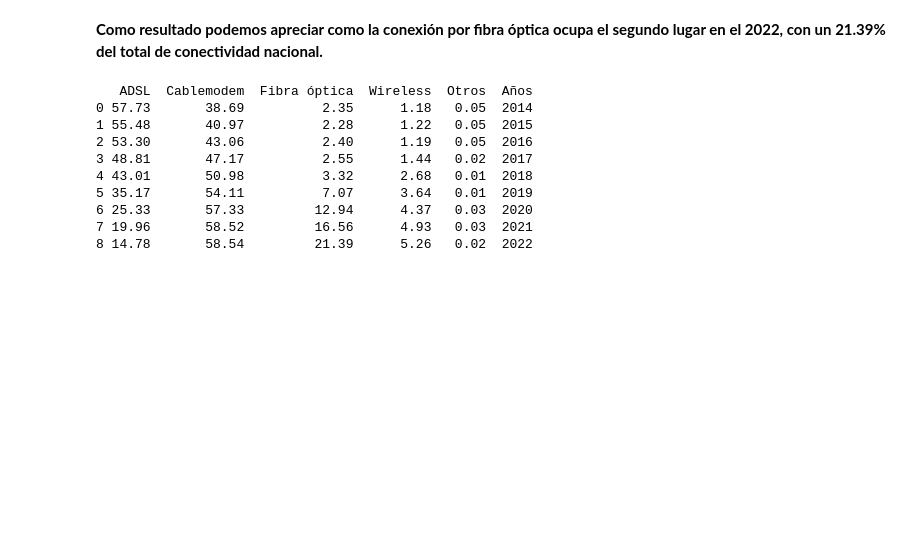
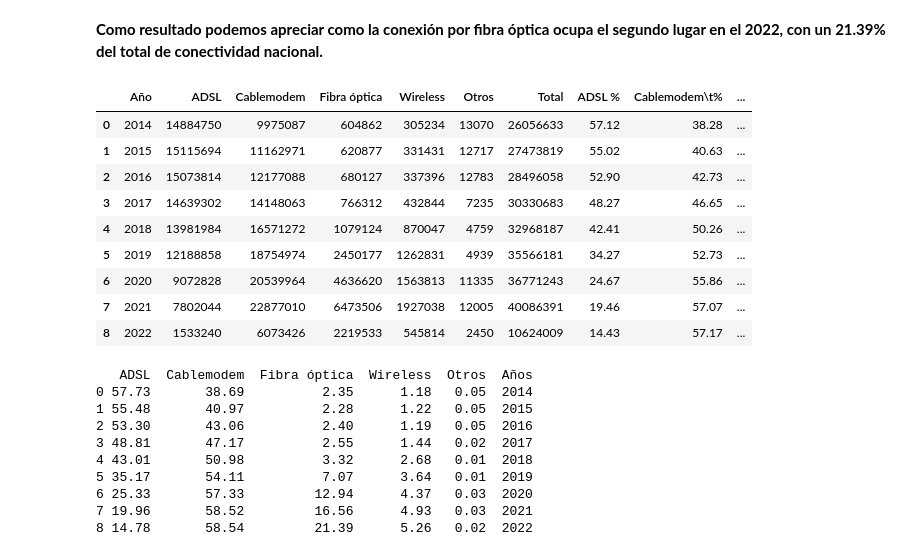
Before and after one commit to volpo/Telecomuniation_PI, a Jupyter notebook: EDA.ipynb, the cells around one changed output. Saved outputs shown, nothing was run; the diff lists cells and outputs as text; code cells hidden in the pictures; blank space fills up the shorter version.

```diff
--- a/EDA.ipynb
+++ b/EDA.ipynb
@@ -283,6 +283,24 @@ hist_acceso
 # %% [markdown]
 **Como resultado podemos apreciar como la conexión por fibra óptica
 ocupa el segundo lugar en el 2022, con un 21.39% del total de conectividad nacional.**
+# %%
+hist_acceso['ADSL %'] = (hist_acceso['ADSL'] / hist_acceso['Total']* 100 ).round(2)
+hist_acceso['Cablemodem	%'] = (hist_acceso['Cablemodem'] / hist_acceso['Total']* 100 ).round(2)
+hist_acceso['Fibra óptica %'] = (hist_acceso['Fibra óptica'] / hist_acceso['Total']* 100 ).round(2)
+hist_acceso['Wireless %'] = (hist_acceso['Wireless'] / hist_acceso['Total']* 100 ).round(2)
+hist_acceso['Otros %'] = (hist_acceso['Otros'] / hist_acceso['Total']* 100 ).round(2)
+hist_acceso
+# %% [output]
+|  | Año | ADSL | Cablemodem | Fibra óptica | Wireless | Otros | Total | ADSL % | Cablemodem\t% | ... |
+| 0 | 2014 | 14884750 | 9975087 | 604862 | 305234 | 13070 | 26056633 | 57.12 | 38.28 | ... |
+| 1 | 2015 | 15115694 | 11162971 | 620877 | 331431 | 12717 | 27473819 | 55.02 | 40.63 | ... |
+| 2 | 2016 | 15073814 | 12177088 | 680127 | 337396 | 12783 | 28496058 | 52.90 | 42.73 | ... |
+| 3 | 2017 | 14639302 | 14148063 | 766312 | 432844 | 7235 | 30330683 | 48.27 | 46.65 | ... |
+| 4 | 2018 | 13981984 | 16571272 | 1079124 | 870047 | 4759 | 32968187 | 42.41 | 50.26 | ... |
+| 5 | 2019 | 12188858 | 18754974 | 2450177 | 1262831 | 4939 | 35566181 | 34.27 | 52.73 | ... |
+| 6 | 2020 | 9072828 | 20539964 | 4636620 | 1563813 | 11335 | 36771243 | 24.67 | 55.86 | ... |
+| 7 | 2021 | 7802044 | 22877010 | 6473506 | 1927038 | 12005 | 40086391 | 19.46 | 57.07 | ... |
+| 8 | 2022 | 1533240 | 6073426 | 2219533 | 545814 | 2450 | 10624009 | 14.43 | 57.17 | ... |
 # %%
 # Calcular los porcentajes de cada tecnología por año
 porcentajes = hist_acceso[['ADSL', 'Cablemodem', 'Fibra óptica', 'Wireless', 'Otros']].apply(
```
Also changed, not shown: parts of 17 cells of this notebook, 1 other file.
